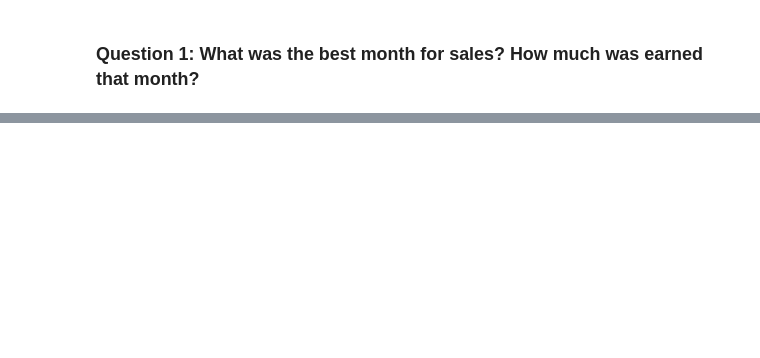
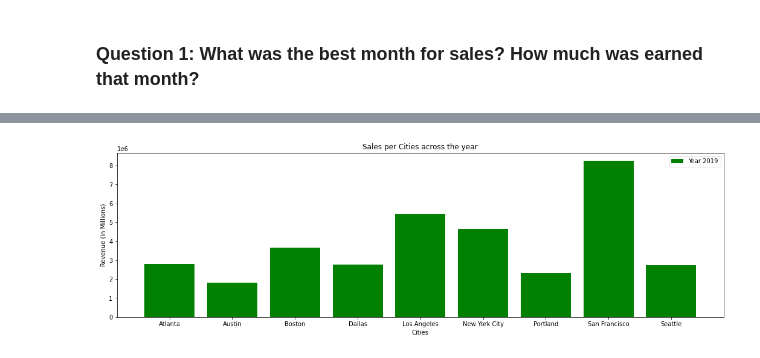
Before and after one commit to benjamin41/BusinessSalesDataAnalysis, a Jupyter notebook: pandas_business_analysis.ipynb, the cells around one changed output, grey strips where cells are left out. Saved outputs shown, nothing was run; the diff lists cells and outputs as text; code cells hidden in the pictures; blank space fills up the shorter version.

```diff
--- a/pandas_business_analysis.ipynb
+++ b/pandas_business_analysis.ipynb
@@ -134,0 +211,25 @@ Name: Total Revenue, dtype: float64
+# %%
+best_city.index
+best_city.values
+f, ax = plt.subplots(figsize=(18,5)) #to set up the size of the figure
+plt.bar(best_city.index, best_city.values, label= 'Year 2019', color = "green")
+plt.title("Sales per Cities across the year")
+plt.xlabel("Cities")
+plt.ylabel("Revenue (in Millions)")
+plt.legend()
+plt.show()
+
+# best_city = best_city.value_counts()
+# best_city
+# pd.Series(df.groupby(["City Initials"], as_index=False)["Total Revenue"].sum())
+# best_city
+# city = best_city.index
+# city
+# plt.bar(city, best_month, label= 'Year 2019')
+# plt.title("Sales per Cities across the year")
+# plt.xlabel("Cities")
+# plt.ylabel("Revenue (in Millions)")
+# plt.legend()
+# plt.show()
+# %% [output]
+[figure, added]
```
Also changed, not shown: parts of 17 cells of this notebook, 5 other files.
